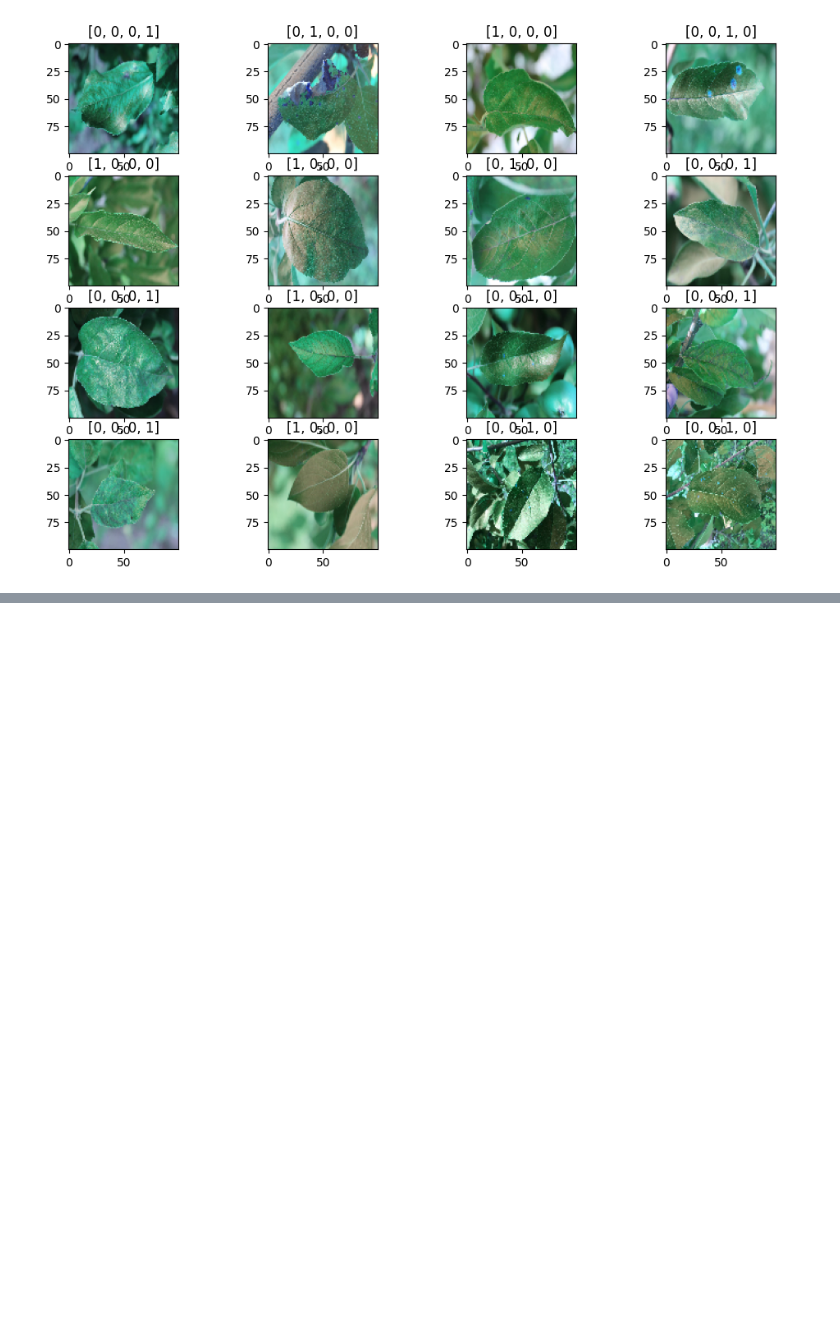
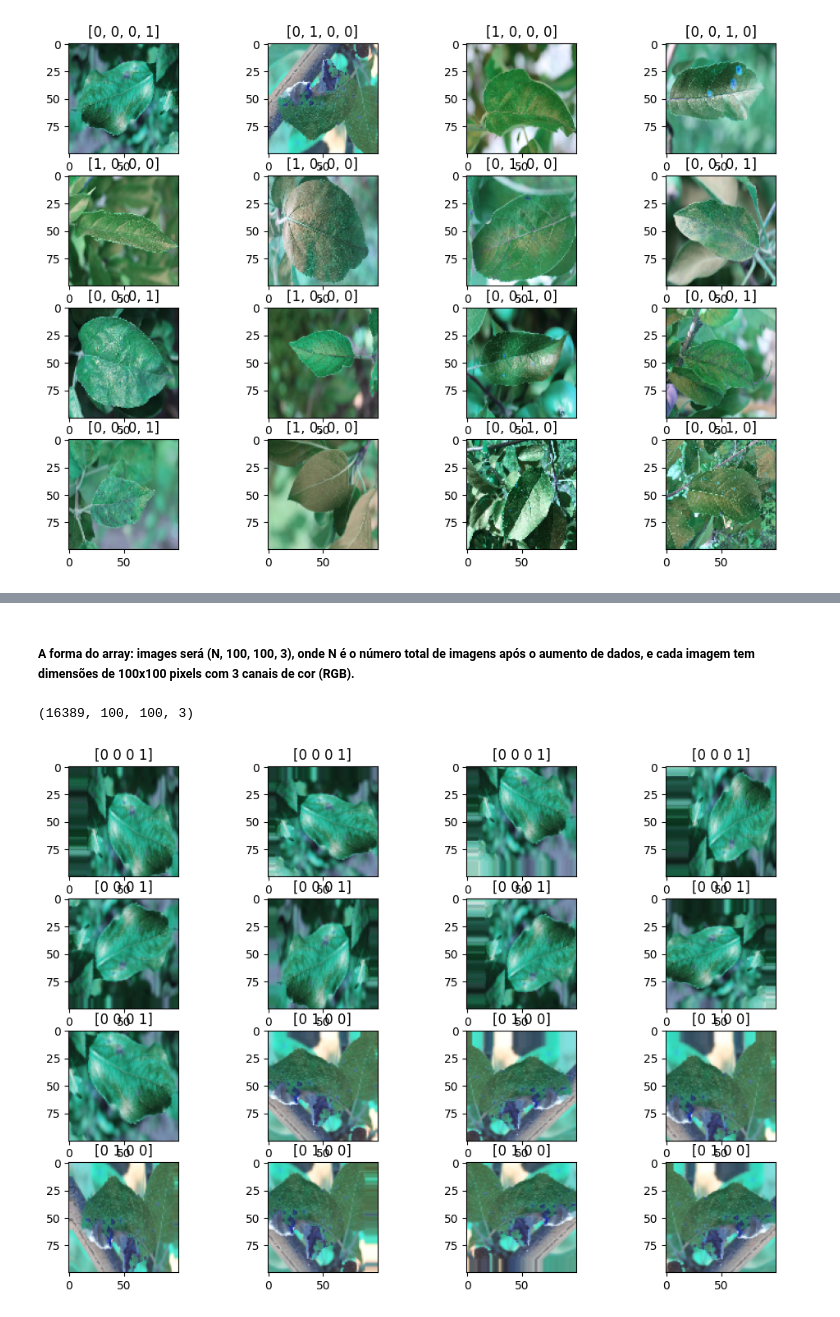
Before and after one commit to RodrigoEGC/cnn-foliar-apple-trees, a Jupyter notebook: src/foliar-model.ipynb, the cells around one changed output, grey strips where cells are left out. Saved outputs shown, nothing was run; the diff lists cells and outputs as text; code cells hidden in the pictures; blank space fills up the shorter version.

```diff
--- a/src/foliar-model.ipynb
+++ b/src/foliar-model.ipynb
@@ -72,0 +87,25 @@ img_data_g = tf.keras.preprocessing.image.ImageDataGenerator(
+# %%
+images_after_aug = []
+labels_after_aug = []
+for index, image in enumerate(images):
+  for i in range(9):
+      img = img_data_g.flow(np.reshape(image, (1, 100, 100, 3))).next()
+      images_after_aug.append(np.reshape(img, (100, 100, 3)))
+      labels_after_aug.append(labels[index])
+labels = np.asarray(labels_after_aug)
+images = np.asarray(images_after_aug)
+# %% [markdown]
+##### A forma do array: images será (N, 100, 100, 3), onde N é o número total de imagens após o aumento de dados, e cada imagem tem dimensões de 100x100 pixels com 3 canais de cor (RGB).
+# %%
+images.shape
+# %% [output]
+(16389, 100, 100, 3)
+# %%
+plt.figure(figsize = (12, 8))
+for i in range(16):
+  plt.subplot(4, 4, i + 1)
+  plt.imshow(images[i])
+  plt.title(labels[i])
+plt.show()
+# %% [output]
+[figure, added]
```
Also changed, not shown: parts of 16 cells of this notebook.
